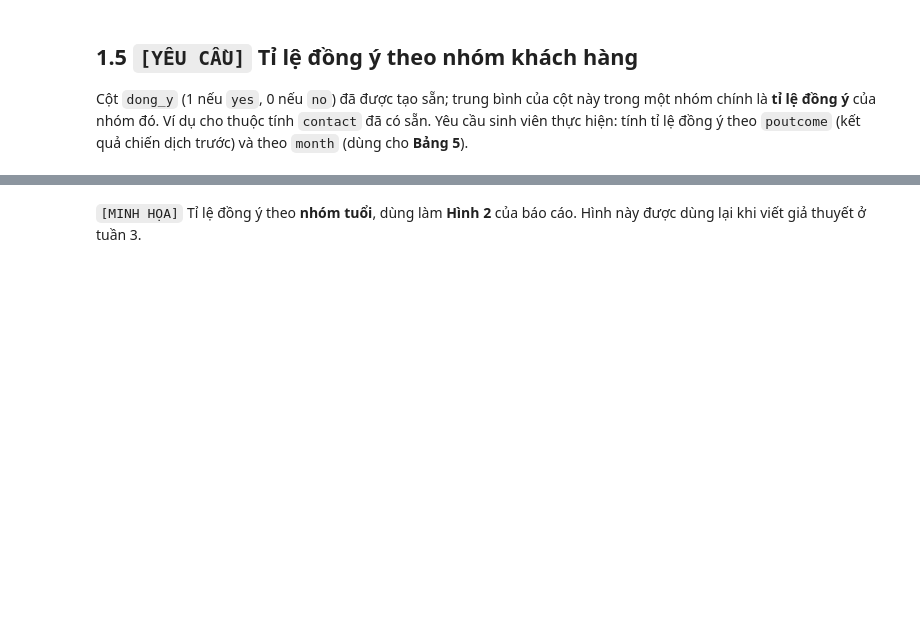
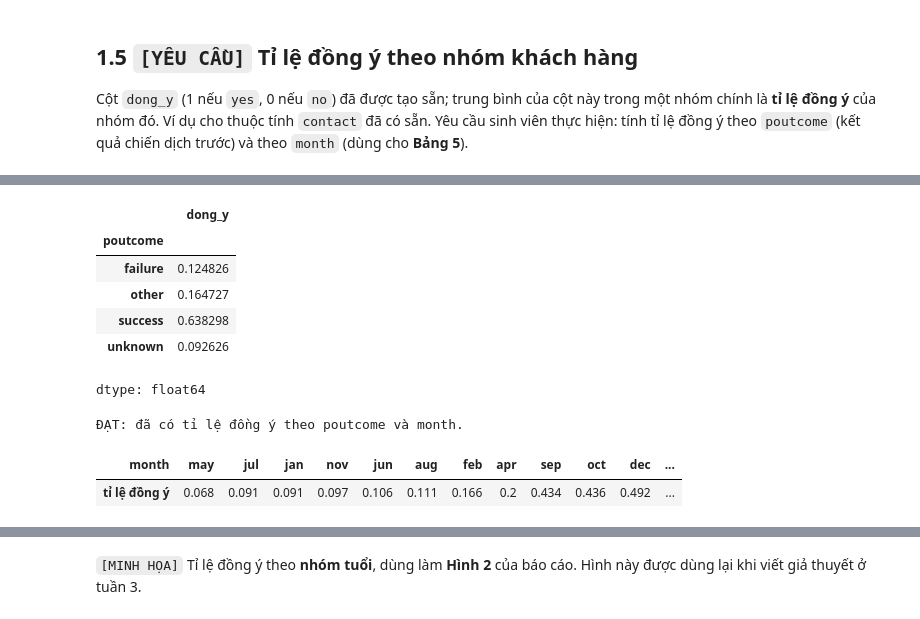
Before and after one commit to HuynhHoangPhong/project_MachineLearning, a Jupyter notebook: week-1_eda_va_thuoc_do.ipynb, the cells around one changed output, grey strips where cells are left out. Drawn from its saved outputs; the diff is of its cells as text; code cells hidden in the pictures; blank space fills up the shorter version.

```diff
--- a/week-1_eda_va_thuoc_do.ipynb
+++ b/week-1_eda_va_thuoc_do.ipynb
@@ -167,10 +205,22 @@ train.groupby("contact")["dong_y"].agg(["mean", "size"]).round(3)
 # %%
-ty_le_poutcome = None    # YÊU CẦU: tỉ lệ đồng ý theo poutcome (theo mẫu ở ô trên)
-ty_le_month = None       # YÊU CẦU: tỉ lệ đồng ý theo month
+ty_le_poutcome = train.groupby("poutcome")["dong_y"].mean()    # YÊU CẦU: tỉ lệ đồng ý theo poutcome (theo mẫu ở ô trên)
+ty_le_month = train.groupby("month")["dong_y"].mean()       # YÊU CẦU: tỉ lệ đồng ý theo month
 ty_le_poutcome
+# %% [output]
+|  | dong_y |
+| poutcome |  |
+| failure | 0.124826 |
+| other | 0.164727 |
+| success | 0.638298 |
+| unknown | 0.092626 |
+dtype: float64
 # %%
 # [TỰ KIỂM TRA]
 assert ty_le_poutcome is not None and set(ty_le_poutcome.index) == set(train["poutcome"]), "CHƯA ĐẠT: ty_le_poutcome phải có một dòng cho mỗi giá trị của poutcome."
 assert ty_le_month is not None and len(ty_le_month) == 12, "CHƯA ĐẠT: ty_le_month phải có 12 dòng."
 print("ĐẠT: đã có tỉ lệ đồng ý theo poutcome và month.")
 ty_le_month.sort_values().round(3).to_frame("tỉ lệ đồng ý").T
+# %% [output]
+ĐẠT: đã có tỉ lệ đồng ý theo poutcome và month.
+| month | may | jul | jan | nov | jun | aug | feb | apr | sep | oct | dec | ... |
+| tỉ lệ đồng ý | 0.068 | 0.091 | 0.091 | 0.097 | 0.106 | 0.111 | 0.166 | 0.2 | 0.434 | 0.436 | 0.492 | ... |
```
Also changed, not shown: parts of 15 cells of this notebook, 8 other files.
